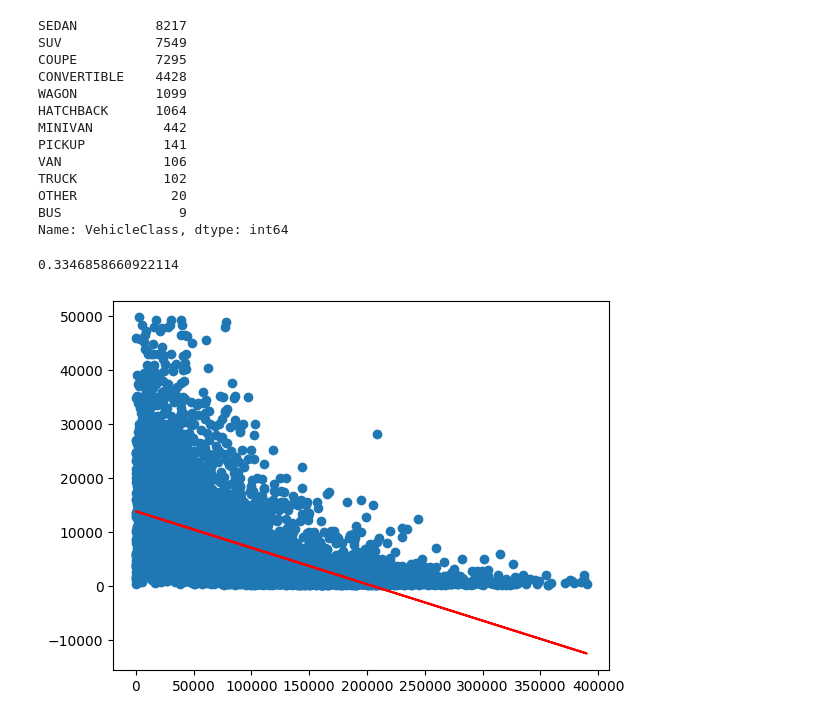
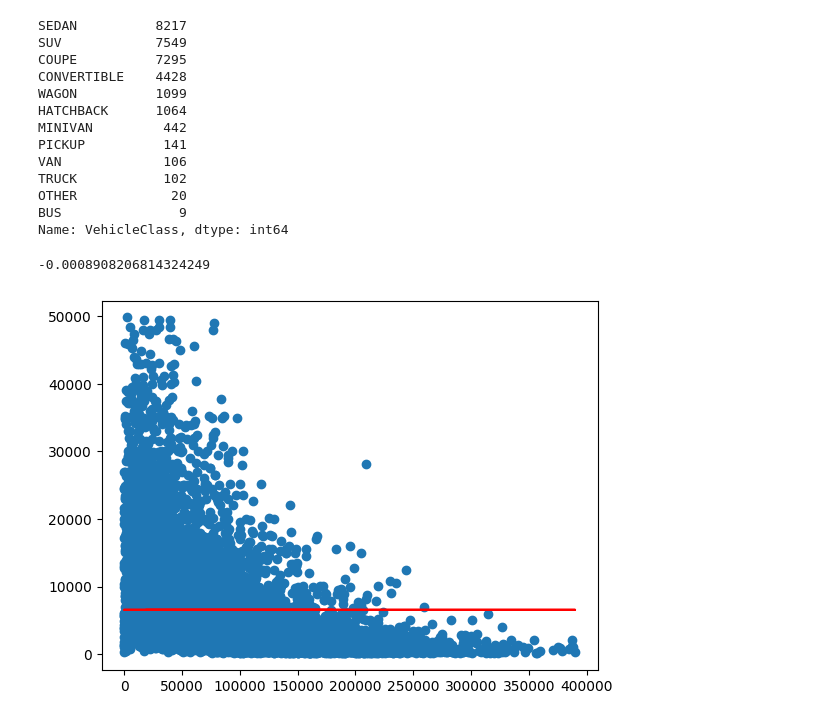
Before and after one commit to briansmy/CSE487, a Jupyter notebook: Project/car_sales.ipynb, the cells around one changed output. Drawn from its saved outputs; the diff is of its cells as text; code cells hidden in the pictures.

```diff
--- a/Project/car_sales.ipynb
+++ b/Project/car_sales.ipynb
@@ -375,17 +384,17 @@ Name: VehicleClass, dtype: int64
 # %%
 sedans = cars[cars["VehicleClass"] == "SEDAN"]
 x = sedans["Mileage"].values.reshape(-1, 1)
 y = sedans["SalePrice"].values.reshape(-1, 1)
 x_train, x_test, y_train, y_test = train_test_split(x, y, test_size=0.25, random_state=26)
 
-model = LinearRegression()
+model = LinearRegression(positive=True)
 model.fit(x_train, y_train)
 plt.scatter(x, y)
 plt.plot(x, model.predict(x), color="red")
 model.score(x_test, y_test)
 # %% [output]
-0.3346858660922114
+-0.0008908206814324249
-[figure, old version]
+[figure, new version]
 # %%
 x = sedans["MilesPerYear"].values.reshape(-1, 1)
 y = sedans["SalePrice"].values.reshape(-1, 1)
```
Also changed, not shown: parts of 15 cells of this notebook.
